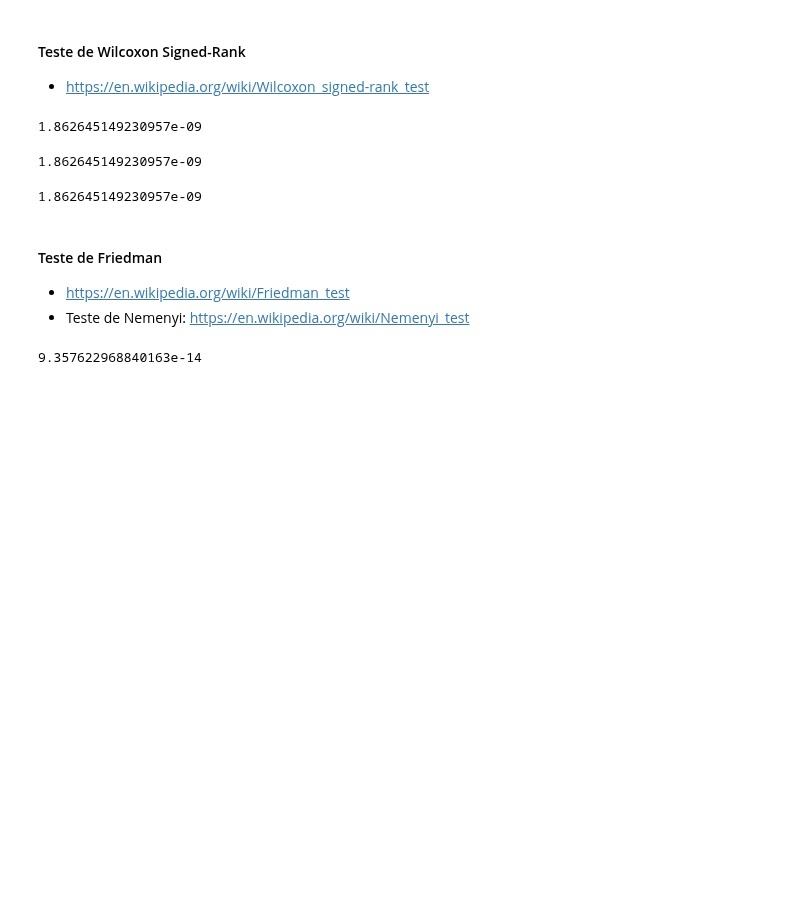
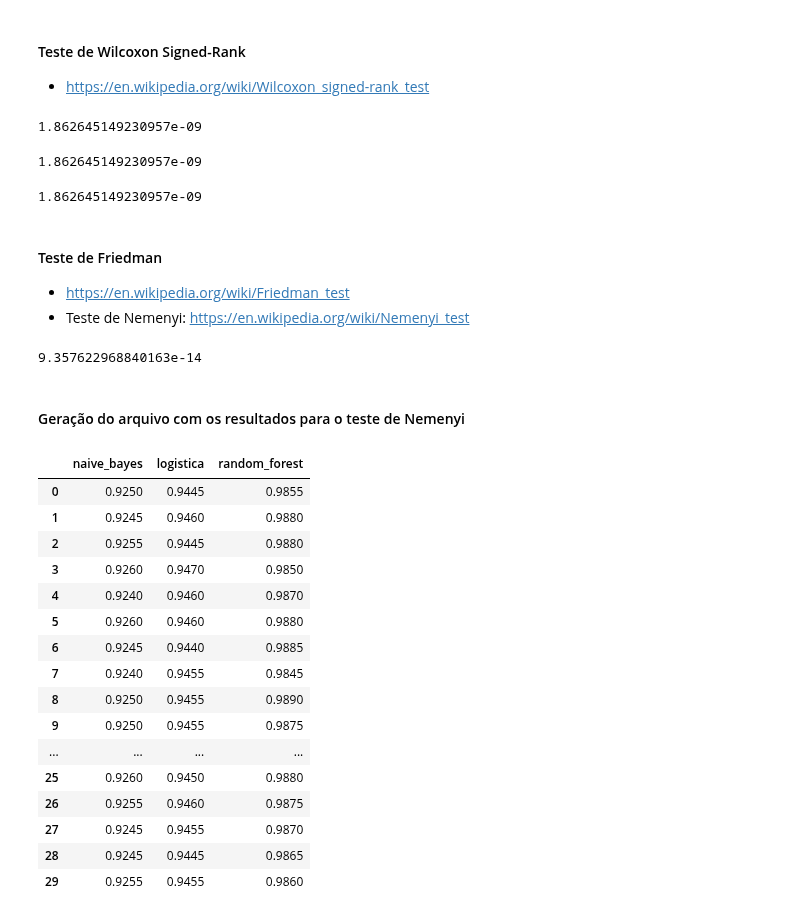
Before and after one commit to Joao-Inacio/Statistics_for-Data_Science, a Jupyter notebook: Intervalos_de_Confianca_e_Teste_de_Hipoteses/Testes_de_Hipoteses.ipynb, the cells around one changed output. Drawn from its saved outputs; the diff is of its cells as text; code cells hidden in the pictures; blank space fills up the shorter version.

Commit message:
Teste de Nemenyi

```diff
--- a/Intervalos_de_Confianca_e_Teste_de_Hipoteses/Testes_de_Hipoteses.ipynb
+++ b/Intervalos_de_Confianca_e_Teste_de_Hipoteses/Testes_de_Hipoteses.ipynb
@@ -602,3 +602,34 @@ _, p = friedmanchisquare(
 p
 # %% [output]
 9.357622968840163e-14
+# %% [markdown]
+#### Geração do arquivo com os resultados para o teste de Nemenyi
+# %%
+# Dados para o arquivo
+resultados_algoritmos = {
+    'naive_bayes': resultados_naive_cv,
+    'logistica': resultados_logistica_cv,
+    'random_forest': resultados_forest_cv
+}
+# %%
+# Transformando os dados em um dataframe
+resultados_df = pd.DataFrame(resultados_algoritmos)
+resultados_df
+# %% [output]
+|  | naive_bayes | logistica | random_forest |
+| 0 | 0.9250 | 0.9445 | 0.9855 |
+| 1 | 0.9245 | 0.9460 | 0.9880 |
+| 2 | 0.9255 | 0.9445 | 0.9880 |
+| 3 | 0.9260 | 0.9470 | 0.9850 |
+| 4 | 0.9240 | 0.9460 | 0.9870 |
+| 5 | 0.9260 | 0.9460 | 0.9880 |
+| 6 | 0.9245 | 0.9440 | 0.9885 |
+| 7 | 0.9240 | 0.9455 | 0.9845 |
+| 8 | 0.9250 | 0.9455 | 0.9890 |
+| 9 | 0.9250 | 0.9455 | 0.9875 |
+| ... | ... | ... | ... |
+| 25 | 0.9260 | 0.9450 | 0.9880 |
+| 26 | 0.9255 | 0.9460 | 0.9875 |
+| 27 | 0.9245 | 0.9455 | 0.9870 |
+| 28 | 0.9245 | 0.9445 | 0.9865 |
+| 29 | 0.9255 | 0.9455 | 0.9860 |
```
Also changed, not shown: parts of 6 cells of this notebook, 1 other file.
